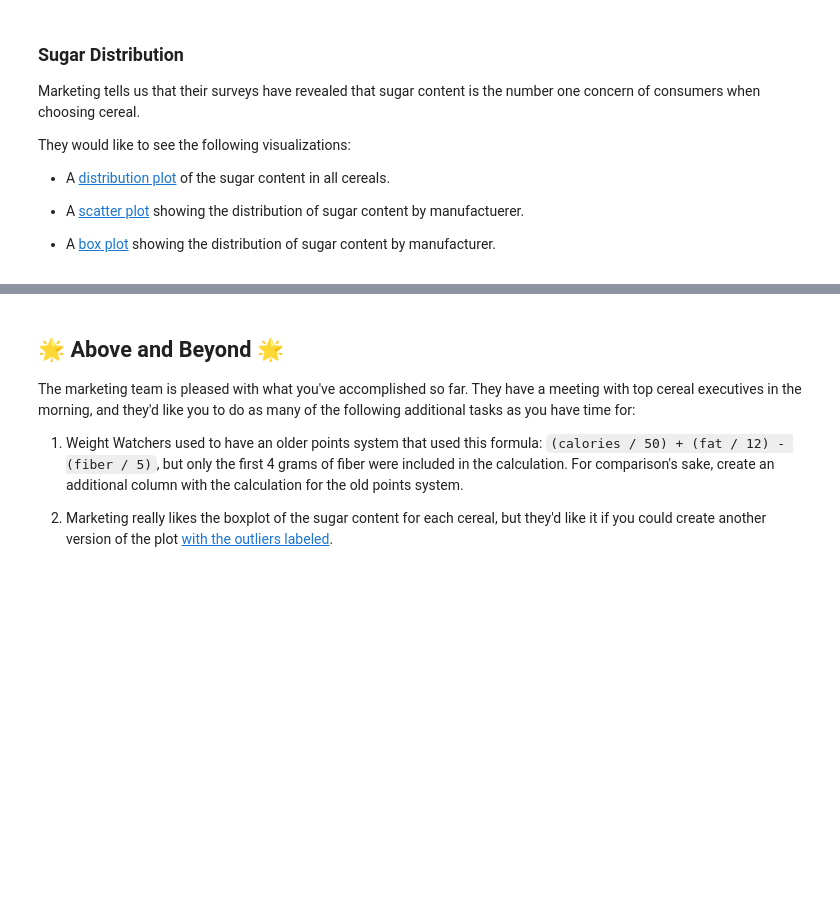
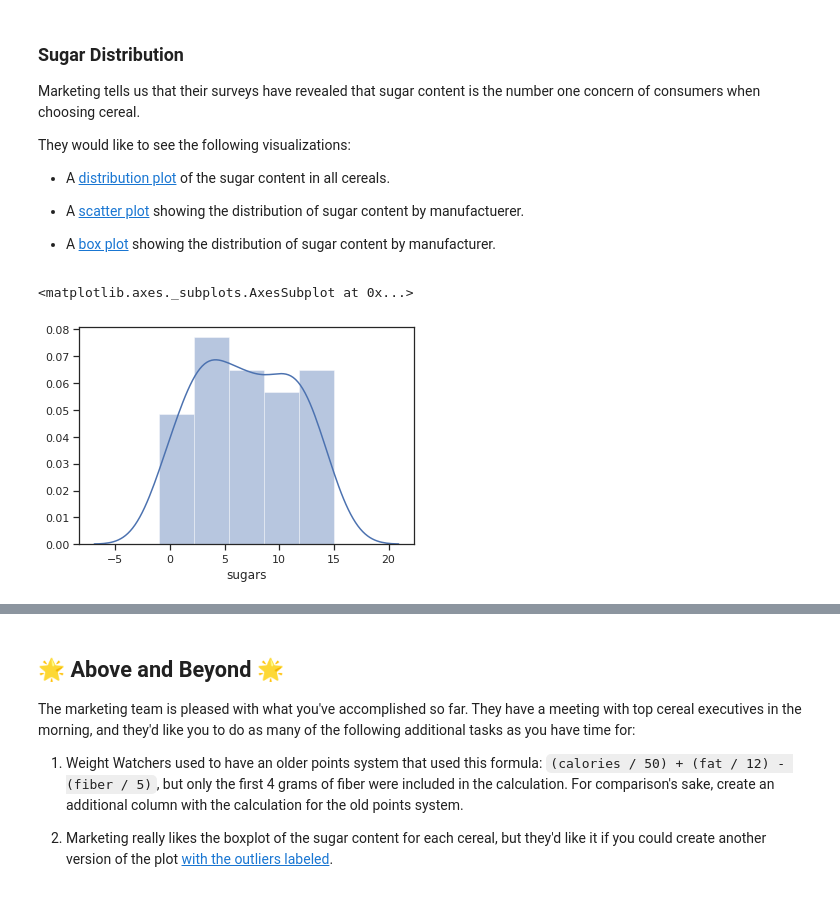
Before and after one commit to byui-cse/cse450-course, a Jupyter notebook: notebooks/Exploration_02_Solved.ipynb, the cells around one changed output, grey strips where cells are left out. Cells and saved outputs as stored; diff of their text form; code cells hidden in the pictures; blank space fills up the shorter version.

```diff
--- a/notebooks/Exploration_02_Solved.ipynb
+++ b/notebooks/Exploration_02_Solved.ipynb
@@ -32,8 +32,11 @@ Some questions you might ask include:
 # %%
 # Part 1: Enter your code below to import Pandas according to the
 # conventional method. Then load the dataset into a Pandas dataframe.
-
+import pandas as pd
+cereal = pd.read_csv('https://raw.githubusercontent.com/byui-cse/cse450-course/master/data/cereal.csv')
 
 # Write any code needed to explore the data by seeing what the first few
 # rows look like. Then display a technical summary of the data to determine
 # the data types of each column, and which columns have missing data.
+cereal.info()
+cereal.head()
@@ -71,0 +145,13 @@ Then, [create a new column with the appropriate manufacturer name for each entry
+# %%
+# Now do the mapping (could also use replace() instead of map(), but map is faster)
+cereal['mfr_name'] = cereal['mfr'].map({
+    'A' : 'American Home Food Products',
+    'G' : 'General Mills',
+    'K' : 'Kelloggs',
+    'N' : 'Nabisco',
+    'P' : 'Post',
+    'Q' : 'Quaker Oats',
+    'R' : 'Ralston Purina'})
+
+# Check a few rows to see if it worked
+cereal[['name', 'mfr', 'mfr_name']].head(20)
@@ -78,6 +182,9 @@ First, as you did in [Data Exploration 01](https://byui-cse.github.io/cse450-cou
 # %%
 # Import the seaborn library the conventional way. Then optionally configure
 # the default chart style.
+import seaborn as sns
+sns.set()
+sns.set_style('ticks')
 # %% [markdown]
 ### Sugar Distribution
 
@@ -92,3 +199,9 @@ They would like to see the following visualizations:
 * A [box plot](https://seaborn.pydata.org/tutorial/categorical.html#boxplots) showing the distribution of sugar content by manufacturer.
 # %%
 # Use seaborn to create the three visualzations requested by the the marketing team
+
+# The distribution plot just uses default settings
+sns.distplot(cereal['sugars'])
+# %% [output]
+<matplotlib.axes._subplots.AxesSubplot at 0x...>
+[figure, added]
```
Also changed, not shown: parts of 12 cells of this notebook.
